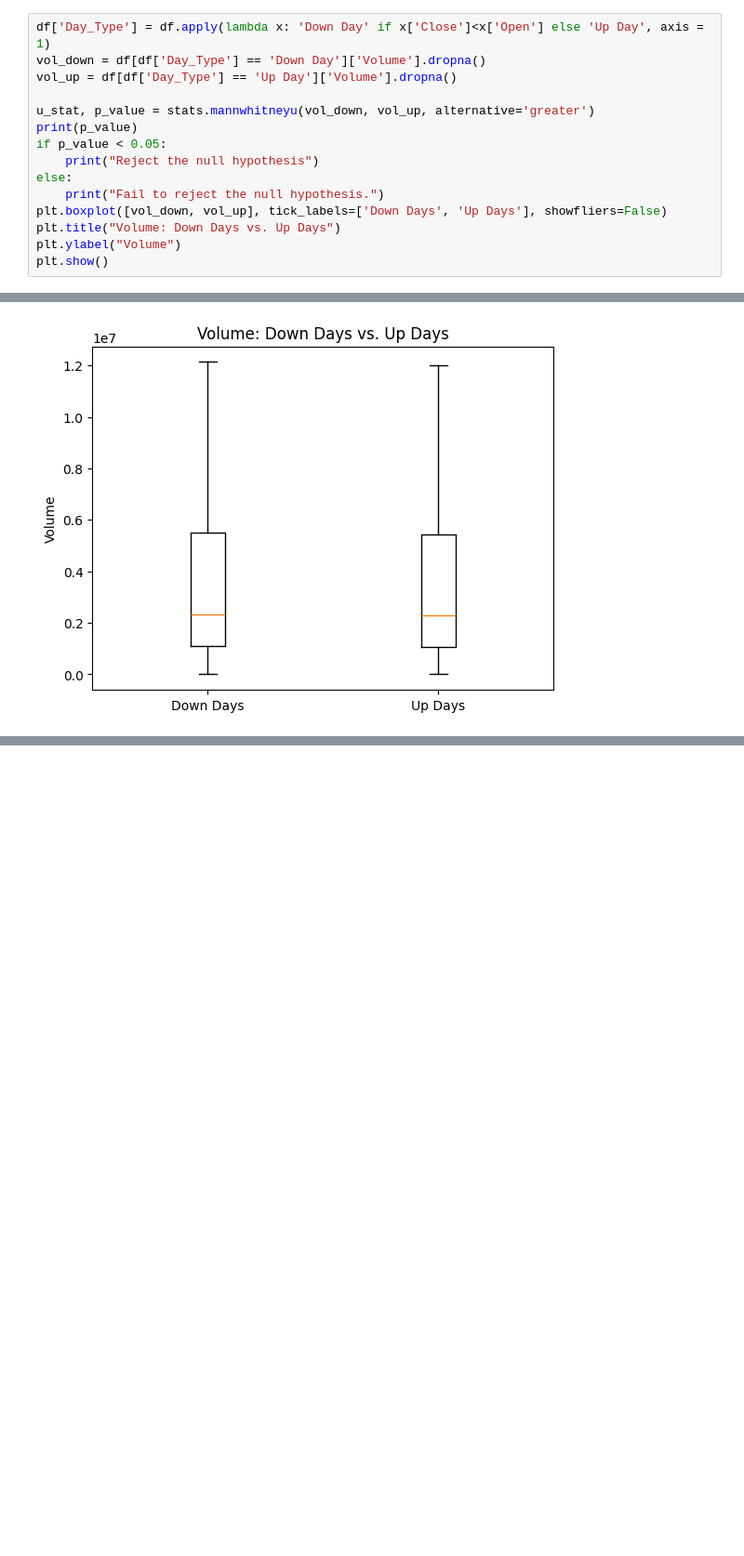
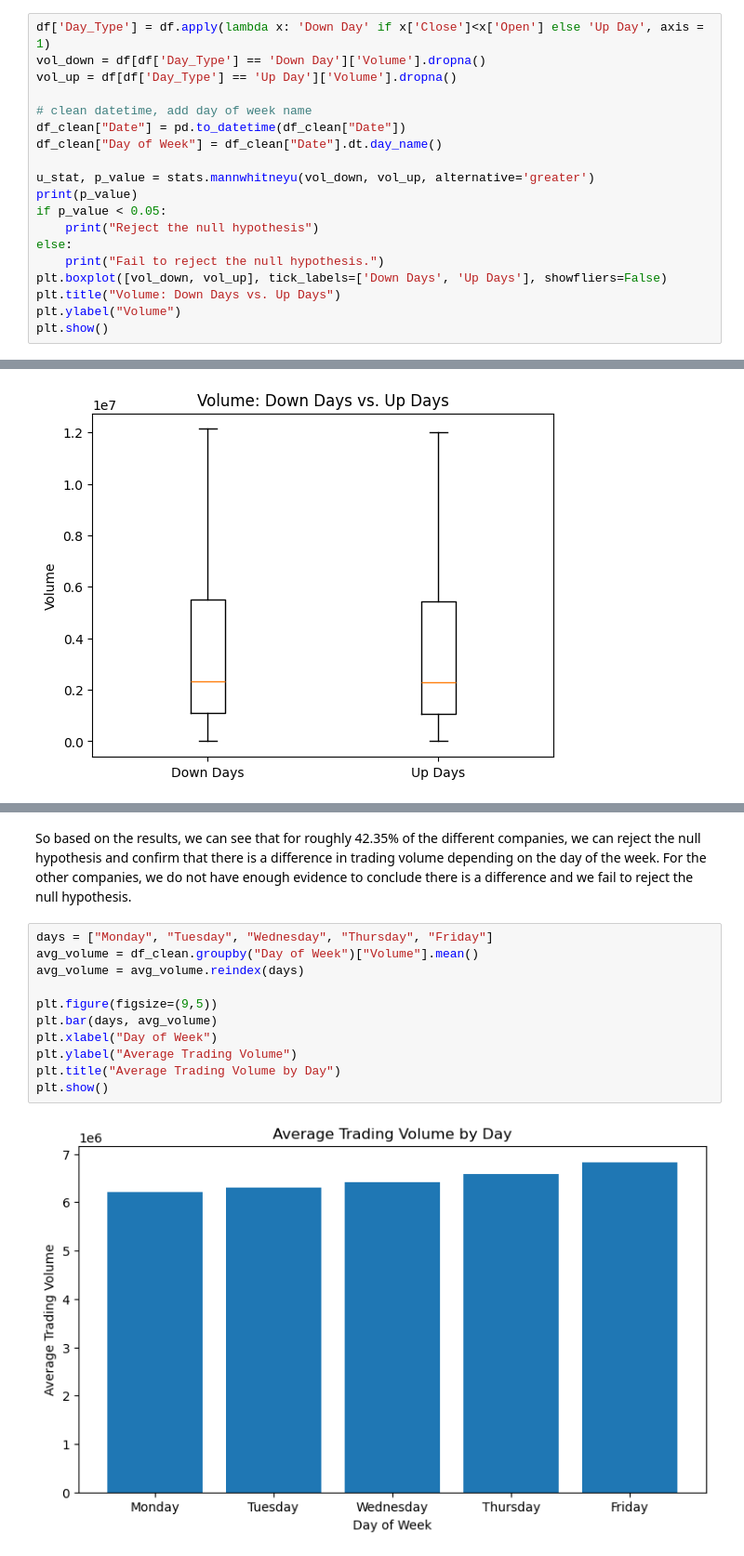
Before and after one commit to scook134/CMSC320_Final_Project, a Jupyter notebook: Final_project.ipynb, the cells around one changed output, grey strips where cells are left out. Shown at 93% size. Saved outputs shown, nothing was run; the diff lists cells and outputs as text; blank space fills up the shorter version.

```diff
--- a/Final_project.ipynb
+++ b/Final_project.ipynb
@@ -26,6 +28,10 @@ Ha = The average trading volume is signifcantly higher on down days compared to
 df['Day_Type'] = df.apply(lambda x: 'Down Day' if x['Close']<x['Open'] else 'Up Day', axis = 1)
 vol_down = df[df['Day_Type'] == 'Down Day']['Volume'].dropna()
 vol_up = df[df['Day_Type'] == 'Up Day']['Volume'].dropna()
+
+# clean datetime, add day of week name
+df_clean["Date"] = pd.to_datetime(df_clean["Date"])
+df_clean["Day of Week"] = df_clean["Date"].dt.day_name()
 
 u_stat, p_value = stats.mannwhitneyu(vol_down, vol_up, alternative='greater')
 print(p_value)
@@ -43,0 +86,15 @@ Reject the null hypothesis
+# %% [markdown]
+So based on the results, we can see that for roughly 42.35% of the different companies, we can reject the null hypothesis and confirm that there is a difference in trading volume depending on the day of the week. For the other companies, we do not have enough evidence to conclude there is a difference and we fail to reject the null hypothesis.
+# %%
+days = ["Monday", "Tuesday", "Wednesday", "Thursday", "Friday"]
+avg_volume = df_clean.groupby("Day of Week")["Volume"].mean()
+avg_volume = avg_volume.reindex(days)
+
+plt.figure(figsize=(9,5))
+plt.bar(days, avg_volume)
+plt.xlabel("Day of Week")
+plt.ylabel("Average Trading Volume")
+plt.title("Average Trading Volume by Day")
+plt.show()
+# %% [output]
+[figure, added]
```
Also changed, not shown: parts of 7 cells of this notebook.
